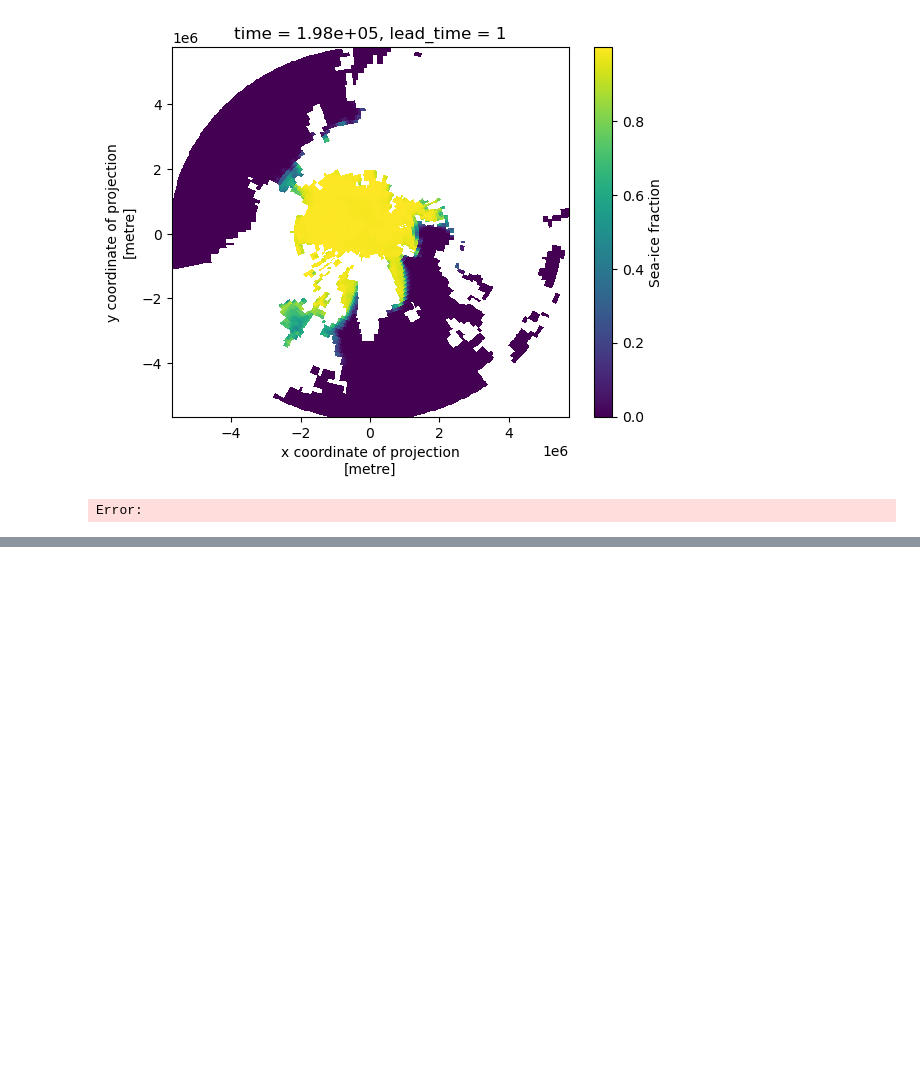
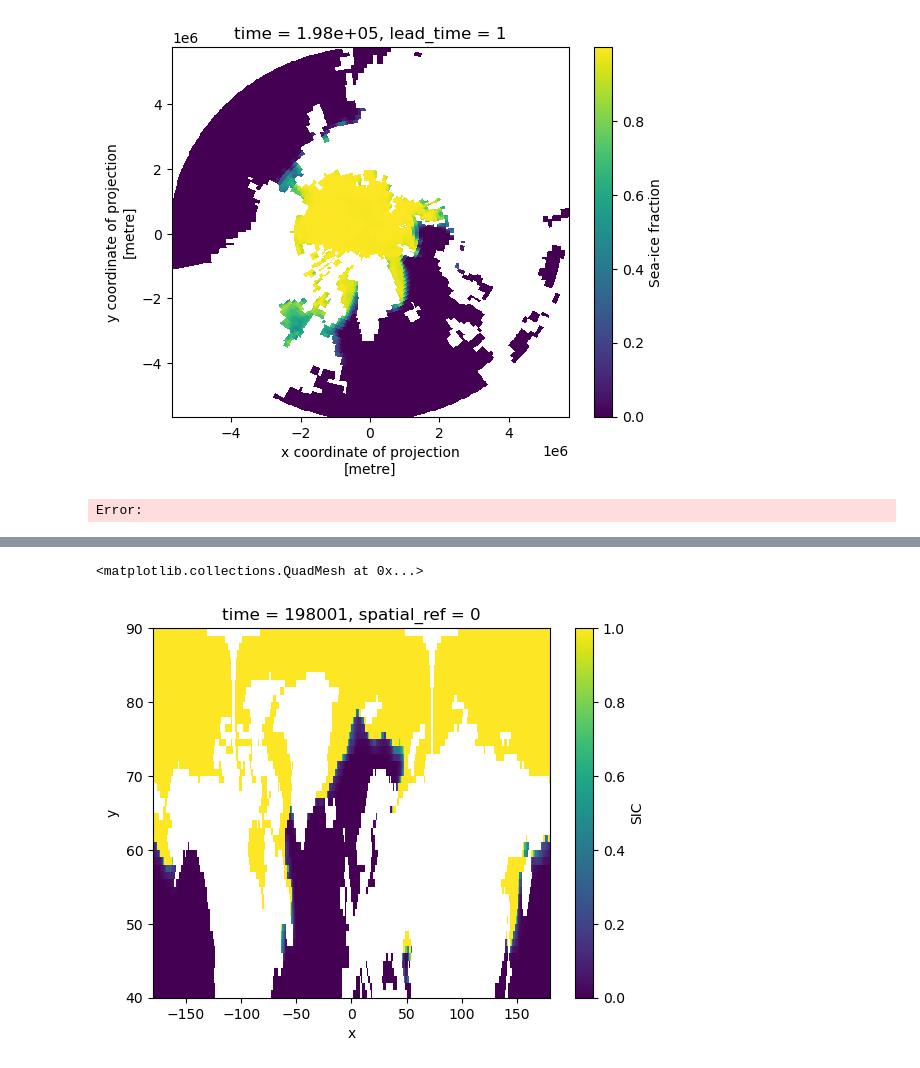
Before and after one commit to ParsaGooya/SI_seasonal_forecast_adjustment, a Jupyter notebook: proj.ipynb, the cells around one changed output, grey strips where cells are left out. Cells and saved outputs as stored; diff of their text form; code cells hidden in the pictures; blank space fills up the shorter version.

```diff
--- a/proj.ipynb
+++ b/proj.ipynb
@@ -96,0 +119,5 @@ Error:
+# %%
+assim_in[0].plot()
+# %% [output]
+<matplotlib.collections.QuadMesh at 0x...>
+[figure, added]
```
Also changed, not shown: parts of 5 cells of this notebook, 24 other files.
